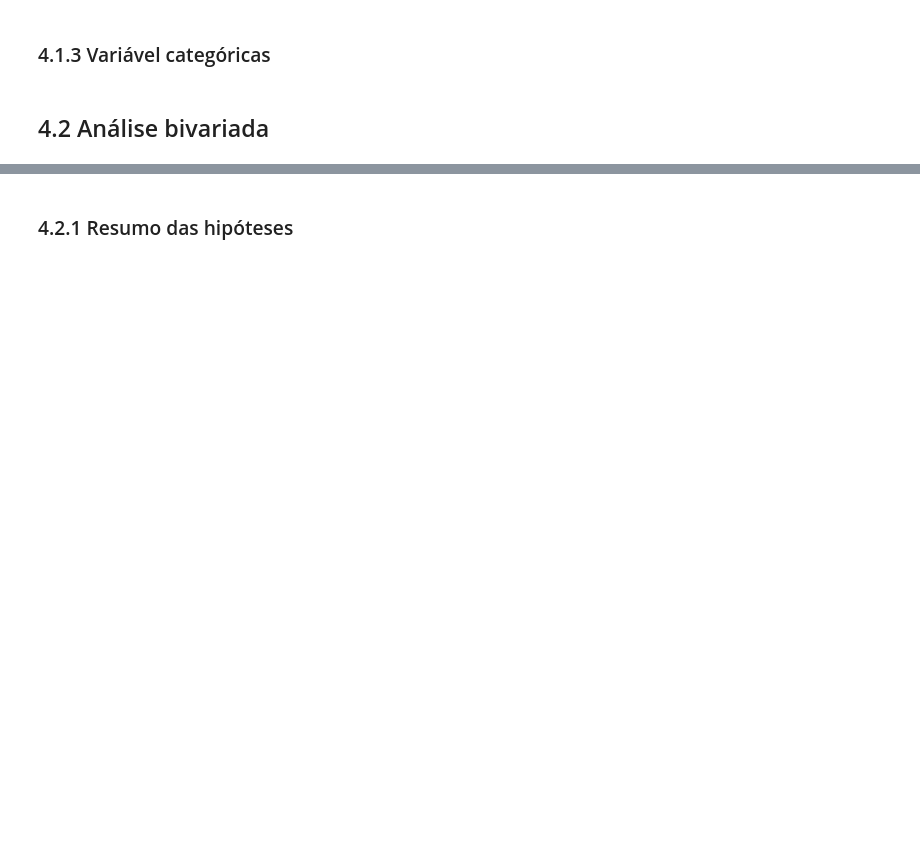
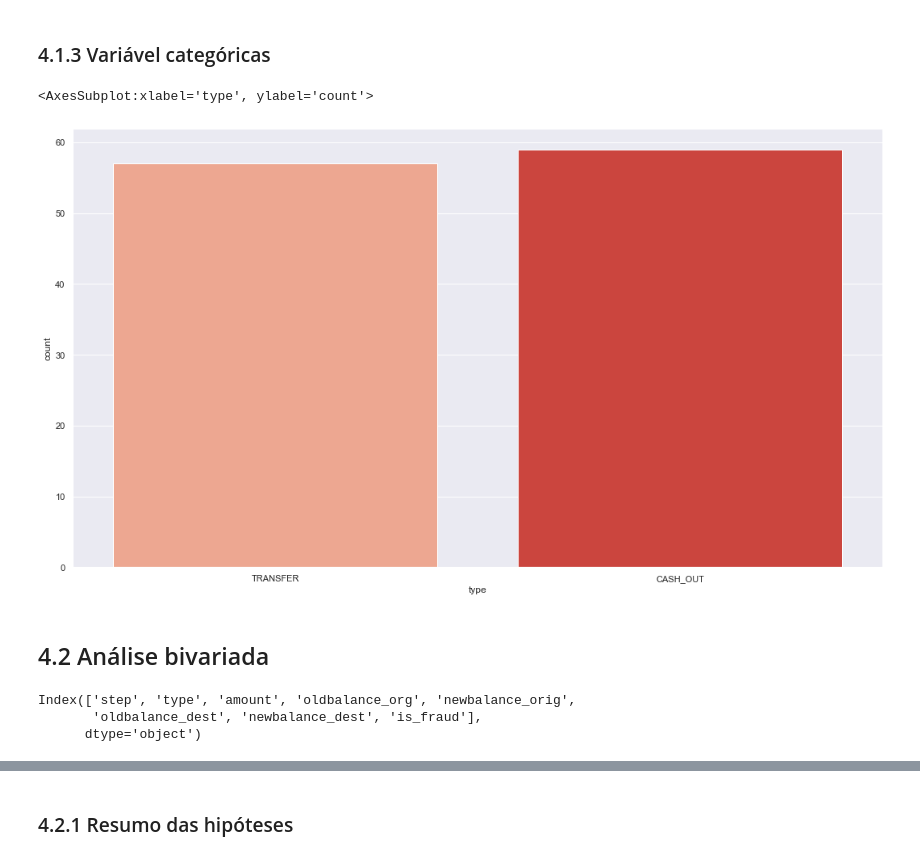
Before and after one commit to brasil95/fraud-detection-alura, a Jupyter notebook: notebooks/01_vcb_fraud_detection_pipeline.ipynb, the cells around one changed output, grey strips where cells are left out. Drawn from its saved outputs; the diff is of its cells as text; code cells hidden in the pictures; blank space fills up the shorter version.

```diff
--- a/notebooks/01_vcb_fraud_detection_pipeline.ipynb
+++ b/notebooks/01_vcb_fraud_detection_pipeline.ipynb
@@ -280,4 +295,16 @@ cat_attributes = df4.select_dtypes(exclude=['int64', 'float64', 'datetime64[ns]'
 # %% [markdown]
 ### 4.1.3 Variável categóricas
+# %%
+aux = df4[df4['is_fraud'] == 1]
+sns.countplot(x='type', data=aux, palette = 'Reds')
+# %% [output]
+<AxesSubplot:xlabel='type', ylabel='count'>
+[figure, added]
 # %% [markdown]
 ## 4.2 Análise bivariada
+# %%
+df4.columns
+# %% [output]
+Index(['step', 'type', 'amount', 'oldbalance_org', 'newbalance_orig',
+       'oldbalance_dest', 'newbalance_dest', 'is_fraud'],
+      dtype='object')
```
Also changed, not shown: parts of 35 cells of this notebook.
